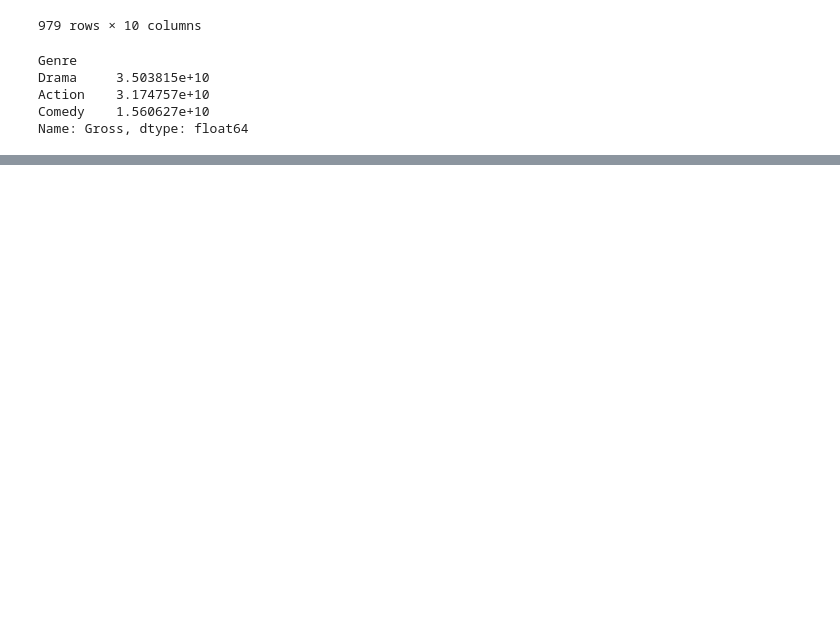
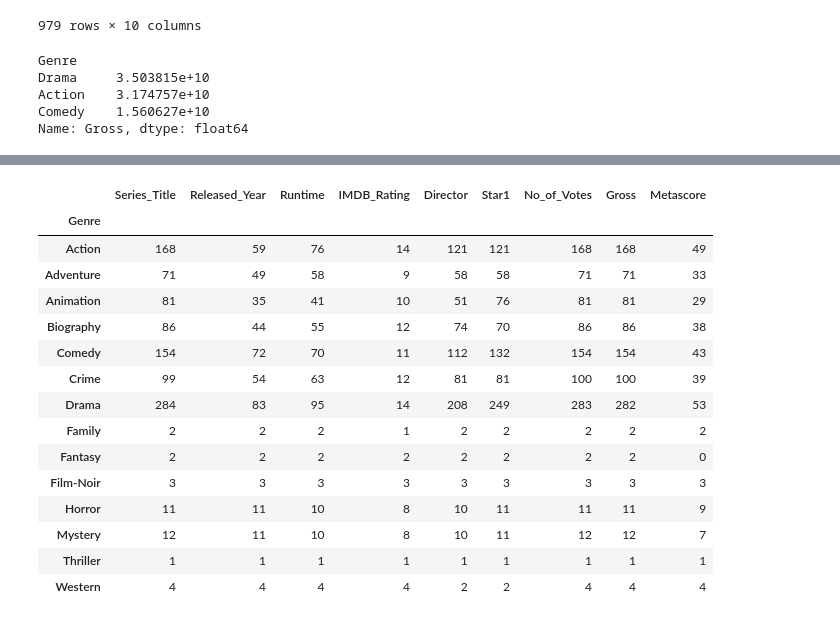
Before and after one commit to ProgramerSalar/Pandas, a Jupyter notebook: groupby_objects.ipynb, the cells around one changed output, grey strips where cells are left out. Drawn from its saved outputs; the diff is of its cells as text; code cells hidden in the pictures; blank space fills up the shorter version.

```diff
--- a/groupby_objects.ipynb
+++ b/groupby_objects.ipynb
@@ -32,0 +205,19 @@ Name: Gross, dtype: float64
+# %%
+genres.nunique()
+# %% [output]
+|  | Series_Title | Released_Year | Runtime | IMDB_Rating | Director | Star1 | No_of_Votes | Gross | Metascore |
+| Genre |  |  |  |  |  |  |  |  |  |
+| Action | 168 | 59 | 76 | 14 | 121 | 121 | 168 | 168 | 49 |
+| Adventure | 71 | 49 | 58 | 9 | 58 | 58 | 71 | 71 | 33 |
+| Animation | 81 | 35 | 41 | 10 | 51 | 76 | 81 | 81 | 29 |
+| Biography | 86 | 44 | 55 | 12 | 74 | 70 | 86 | 86 | 38 |
+| Comedy | 154 | 72 | 70 | 11 | 112 | 132 | 154 | 154 | 43 |
+| Crime | 99 | 54 | 63 | 12 | 81 | 81 | 100 | 100 | 39 |
+| Drama | 284 | 83 | 95 | 14 | 208 | 249 | 283 | 282 | 53 |
+| Family | 2 | 2 | 2 | 1 | 2 | 2 | 2 | 2 | 2 |
+| Fantasy | 2 | 2 | 2 | 2 | 2 | 2 | 2 | 2 | 0 |
+| Film-Noir | 3 | 3 | 3 | 3 | 3 | 3 | 3 | 3 | 3 |
+| Horror | 11 | 11 | 10 | 8 | 10 | 11 | 11 | 11 | 9 |
+| Mystery | 12 | 11 | 10 | 8 | 10 | 11 | 12 | 12 | 7 |
+| Thriller | 1 | 1 | 1 | 1 | 1 | 1 | 1 | 1 | 1 |
+| Western | 4 | 4 | 4 | 4 | 2 | 2 | 4 | 4 | 4 |
```
Also changed, not shown: parts of 15 cells of this notebook, 1 other file.
